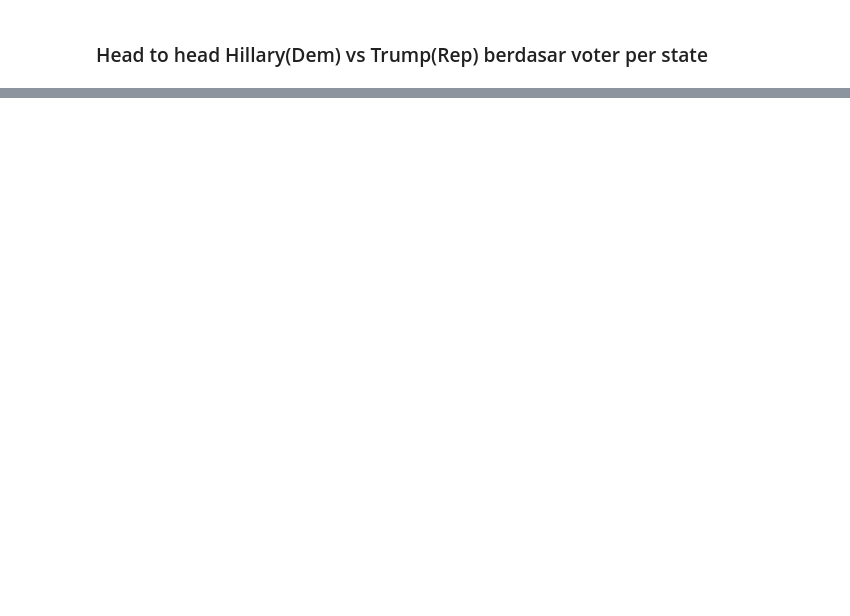
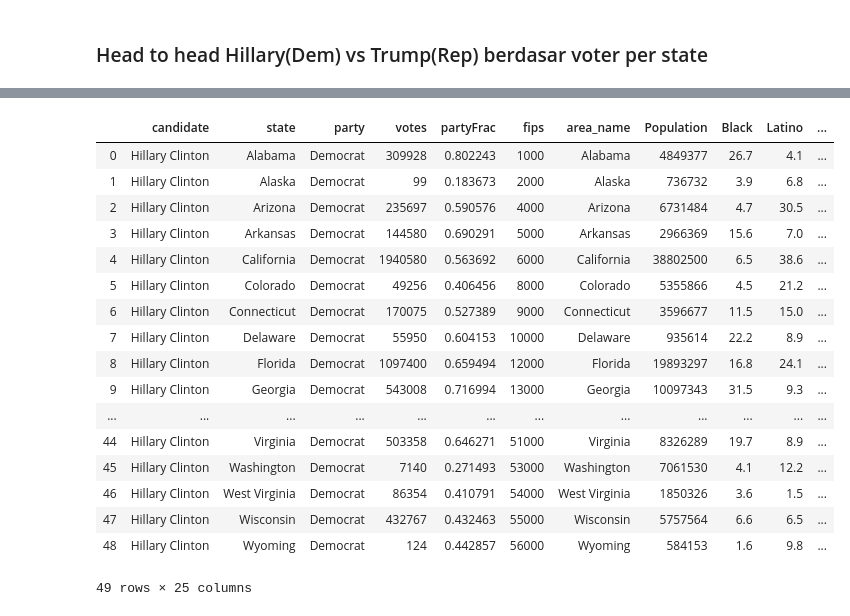
Before and after one commit to AdamMuhammad01/FinalProject_RepublicanAnalysisPredict, a Jupyter notebook: visualisasi.ipynb, the cells around one changed output, grey strips where cells are left out. Drawn from its saved outputs; the diff is of its cells as text; code cells hidden in the pictures; blank space fills up the shorter version.

```diff
--- a/visualisasi.ipynb
+++ b/visualisasi.ipynb
@@ -466,0 +493,21 @@ plt.show()
+# %%
+Hill
+# %% [output]
+|  | candidate | state | party | votes | partyFrac | fips | area_name | Population | Black | Latino | ... |
+| 0 | Hillary Clinton | Alabama | Democrat | 309928 | 0.802243 | 1000 | Alabama | 4849377 | 26.7 | 4.1 | ... |
+| 1 | Hillary Clinton | Alaska | Democrat | 99 | 0.183673 | 2000 | Alaska | 736732 | 3.9 | 6.8 | ... |
+| 2 | Hillary Clinton | Arizona | Democrat | 235697 | 0.590576 | 4000 | Arizona | 6731484 | 4.7 | 30.5 | ... |
+| 3 | Hillary Clinton | Arkansas | Democrat | 144580 | 0.690291 | 5000 | Arkansas | 2966369 | 15.6 | 7.0 | ... |
+| 4 | Hillary Clinton | California | Democrat | 1940580 | 0.563692 | 6000 | California | 38802500 | 6.5 | 38.6 | ... |
+| 5 | Hillary Clinton | Colorado | Democrat | 49256 | 0.406456 | 8000 | Colorado | 5355866 | 4.5 | 21.2 | ... |
+| 6 | Hillary Clinton | Connecticut | Democrat | 170075 | 0.527389 | 9000 | Connecticut | 3596677 | 11.5 | 15.0 | ... |
+| 7 | Hillary Clinton | Delaware | Democrat | 55950 | 0.604153 | 10000 | Delaware | 935614 | 22.2 | 8.9 | ... |
+| 8 | Hillary Clinton | Florida | Democrat | 1097400 | 0.659494 | 12000 | Florida | 19893297 | 16.8 | 24.1 | ... |
+| 9 | Hillary Clinton | Georgia | Democrat | 543008 | 0.716994 | 13000 | Georgia | 10097343 | 31.5 | 9.3 | ... |
+| ... | ... | ... | ... | ... | ... | ... | ... | ... | ... | ... | ... |
+| 44 | Hillary Clinton | Virginia | Democrat | 503358 | 0.646271 | 51000 | Virginia | 8326289 | 19.7 | 8.9 | ... |
+| 45 | Hillary Clinton | Washington | Democrat | 7140 | 0.271493 | 53000 | Washington | 7061530 | 4.1 | 12.2 | ... |
+| 46 | Hillary Clinton | West Virginia | Democrat | 86354 | 0.410791 | 54000 | West Virginia | 1850326 | 3.6 | 1.5 | ... |
+| 47 | Hillary Clinton | Wisconsin | Democrat | 432767 | 0.432463 | 55000 | Wisconsin | 5757564 | 6.6 | 6.5 | ... |
+| 48 | Hillary Clinton | Wyoming | Democrat | 124 | 0.442857 | 56000 | Wyoming | 584153 | 1.6 | 9.8 | ... |
+49 rows × 25 columns
```
Also changed, not shown: parts of 22 cells of this notebook, 1 other file.
